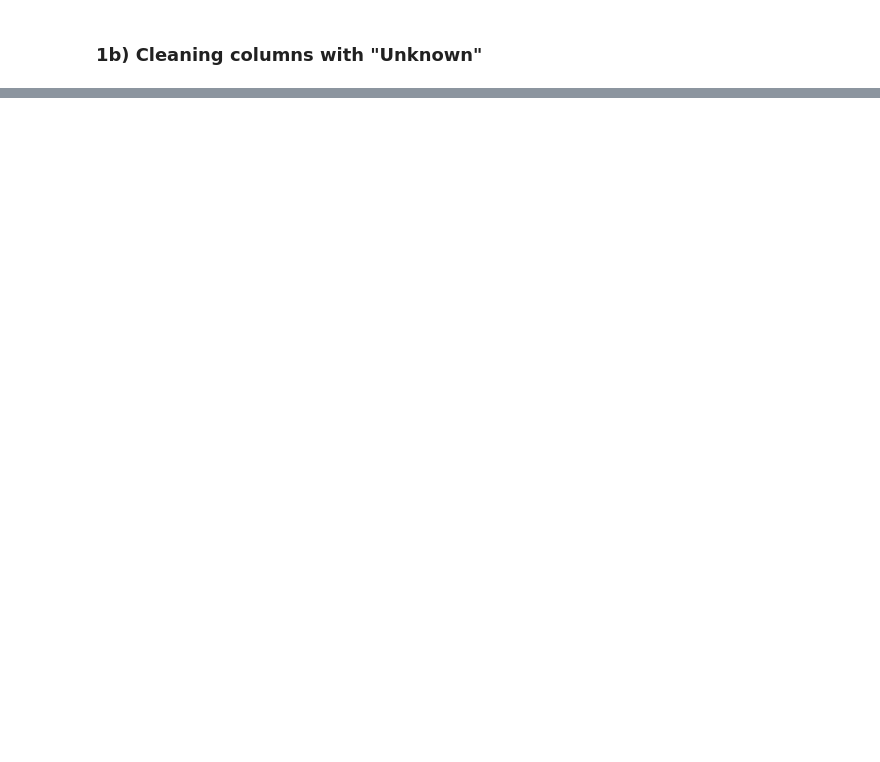
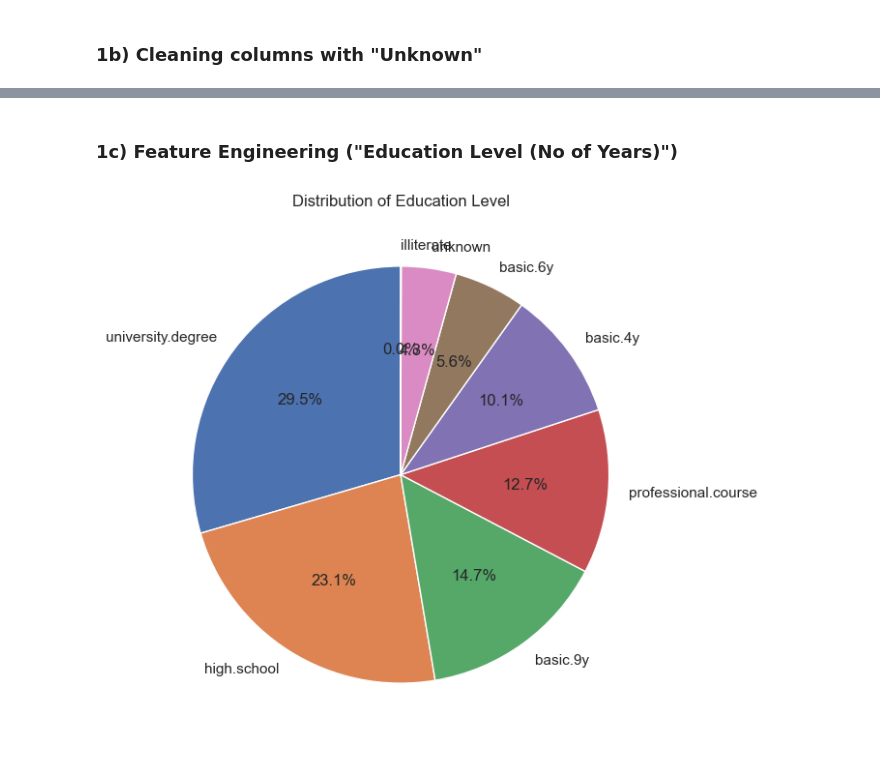
Before and after one commit to axforce100/AI-SOLUTION-DEVELOPMENT-PROJECT, a Jupyter notebook: eda_jx.ipynb, the cells around one changed output, grey strips where cells are left out. Saved outputs shown, nothing was run; the diff lists cells and outputs as text; code cells hidden in the pictures; blank space fills up the shorter version.

```diff
--- a/eda_jx.ipynb
+++ b/eda_jx.ipynb
@@ -138,0 +163,3 @@ memory usage: 3.8+ MB
+# %%
+df.drop(df[df["Age"] > 100].index, inplace=True)
+df.info()
@@ -169 +216,21 @@ Personal Loan       877
 dtype: int64
+# %% [markdown]
+### 1c) Feature Engineering ("Education Level (No of Years)")
+# %%
+edu_pct = df["Education Level"].value_counts(normalize=True) *100
+
+# use seaborn style
+sns.set_theme(style="whitegrid")
+
+plt.figure(figsize=(7,7))
+plt.pie(
+    edu_pct.values,
+    labels=edu_pct.index,
+    autopct='%1.1f%%',
+    startangle=90,
+    wedgeprops={'edgecolor': 'white'}
+)
+plt.title("Distribution of Education Level")
+plt.show()
+# %% [output]
+[figure, added]
```
Also changed, not shown: parts of 13 cells of this notebook.
